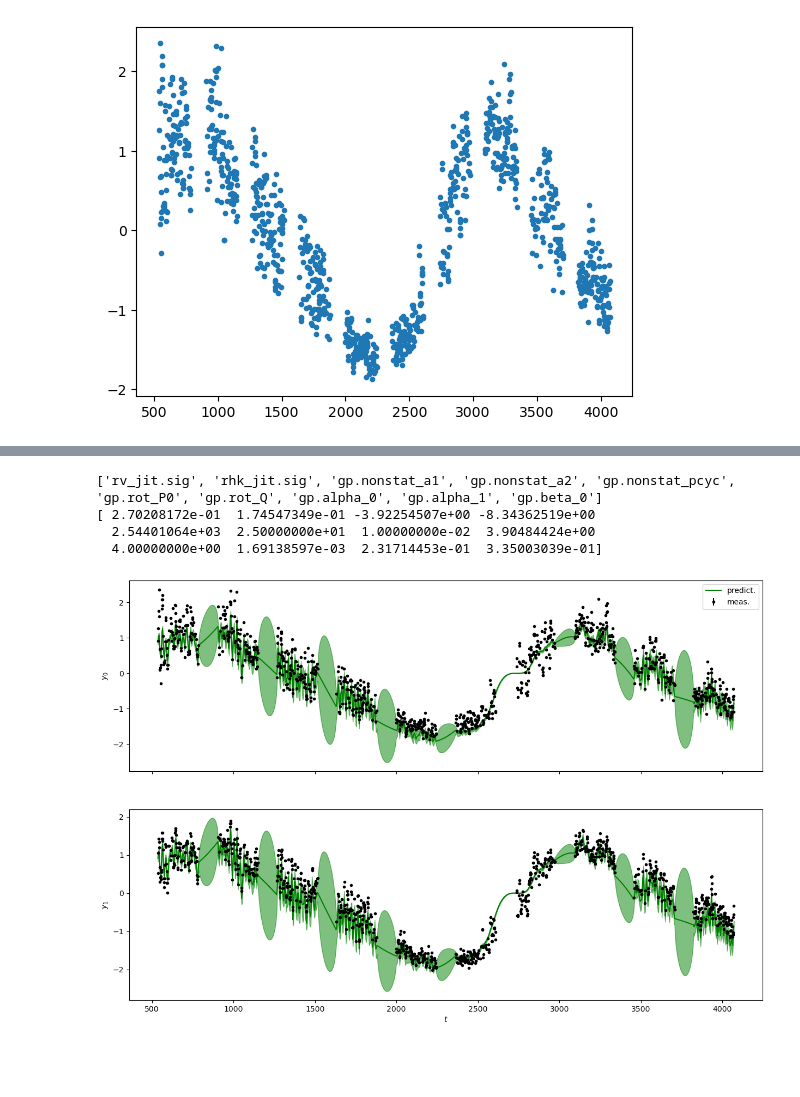
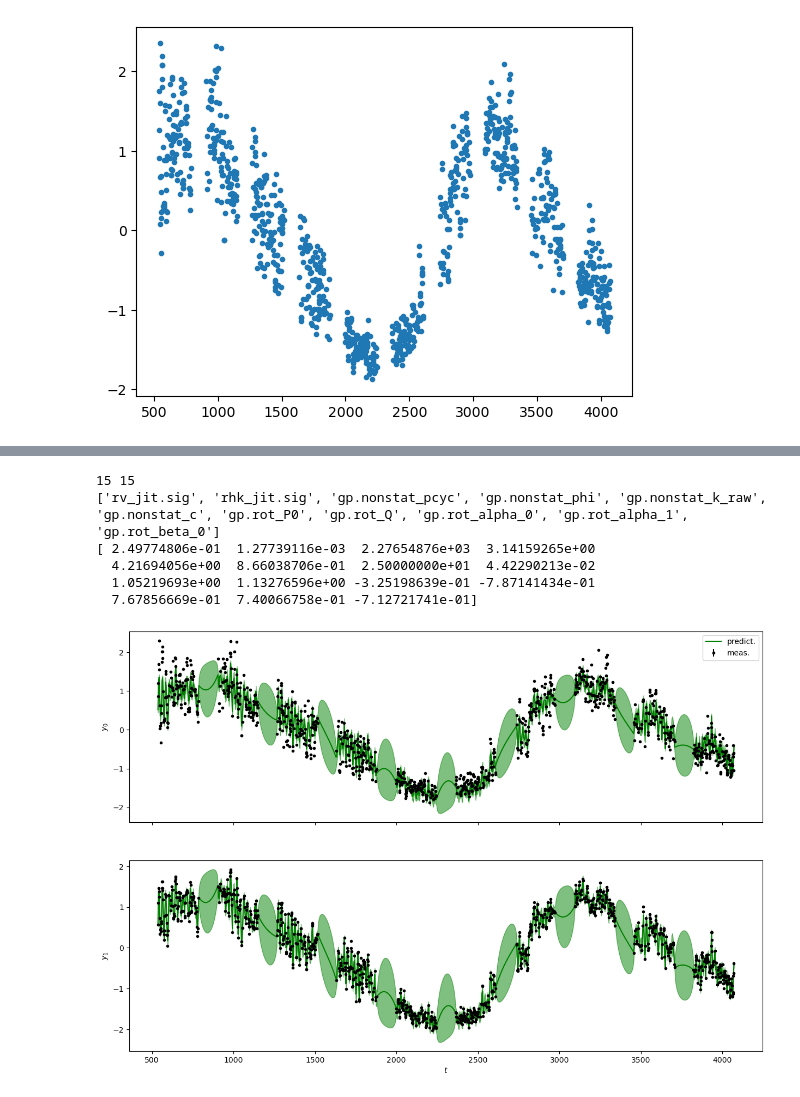
Before and after one commit to vtardugno/nonstat_gp, a Jupyter notebook: nskernel/nonstat_kernel.ipynb, the cells around one changed output, grey strips where cells are left out. Drawn from its saved outputs; the diff is of its cells as text; code cells hidden in the pictures; blank space fills up the shorter version.

```diff
--- a/nskernel/nonstat_kernel.ipynb
+++ b/nskernel/nonstat_kernel.ipynb
@@ -195,3 +178,9 @@ def alpha_grad(t, a1, a2, pcyc):
+# %%
+class MultiSeriesKernel(term.MultiSeriesKernel):
+  def _grad_param(self, grad_dU=None, grad_dV=None):
+    if grad_dU is not None or grad_dV is not None:
+      raise NotImplementedError()
+    return super()._grad_param()
 # %%
 stds = [np.std(y) for y in Y]
 sig = np.var(y_full)
@@ -303,16 +309,19 @@ C.param
 # %%
-fitted = [k for k, key in enumerate(C.param) if key != 'gp.rot_sig' and key != "gp.beta_1"]
+fitted = [k for k, key in enumerate(C.param) if key != 'gp.rot_sig' and key != "gp.rot_beta_1"]
 params = [C.param[k] for k in fitted]
 x0 = C.get_param(params)
 
-x0 = np.append(x0,[0.0,0.0])
+x0 = np.append(x0,[0.0,0.0,0.0,0.0])
+
+print(len(x0), len(bounds_list))
 
 def negloglike(x, y, C):
+
   C.set_param(x[:len(params)], params)
-  fc = alpha(t_full, x[2],x[3],x[4])
+  fc = alpha(t_full, x[2],x[3],x[4],x[5])
   y_model = y.copy()
-  y_model[series_index[0]] -= x[-2]*fc[series_index[0]]
-  y_model[series_index[1]] -= x[-1]*fc[series_index[1]]
+  y_model[series_index[0]] -= (x[-4]*fc[series_index[0]] + x[-2])
+  y_model[series_index[1]] -= (x[-3]*fc[series_index[1]] + x[-1])
   nll = -C.loglike(y_model)
   # gradient
   lg = C.loglike_grad()
@@ -321,10 +330,14 @@ def negloglike(x, y, C):
 
   base_grad = - dL_dparams[fitted]
 
+  # gradients wrt gamma (scale of fc)
   grad_gamma_0 = np.sum(dL_dy[series_index[0]] * fc[series_index[0]])
   grad_gamma_1 = np.sum(dL_dy[series_index[1]] * fc[series_index[1]])
+  # gradients wrt delta (additive offsets)
+  grad_delta_0 = np.sum(dL_dy[series_index[0]])
+  grad_delta_1 = np.sum(dL_dy[series_index[1]])
 
-  nll_grad = np.concatenate([np.asarray(base_grad).ravel(), np.array([grad_gamma_0, grad_gamma_1])])
+  nll_grad = np.concatenate([np.asarray(base_grad).ravel(), np.array([grad_gamma_0, grad_gamma_1, grad_delta_0, grad_delta_1])])
 
 
   # nll_grad = -C.loglike_grad()[1][fitted]
@@ -332,20 +345,22 @@ def negloglike(x, y, C):
   return (nll, nll_grad)
 
 
-
 result = fmin_l_bfgs_b(negloglike, x0, args=(y_full, C), bounds=bounds_list)
 xbest = result[0]
 
-C.set_param(xbest, params)
-C.set_param([0.0], ['gp.beta_1'])
+C.set_param(xbest[:len(params)], params)
+C.set_param([0.0], ['gp.rot_beta_1'])
+
 
 print(params)
 print(xbest)
 # %% [output]
-['rv_jit.sig', 'rhk_jit.sig', 'gp.nonstat_a1', 'gp.nonstat_a2', 'gp.nonstat_pcyc', 'gp.rot_P0', 'gp.rot_Q', 'gp.alpha_0', 'gp.alpha_1', 'gp.beta_0']
-[ 2.70208172e-01  1.74547349e-01 -3.92254507e+00 -8.34362519e+00
-  2.54401064e+03  2.50000000e+01  1.00000000e-02  3.90484424e+00
-  4.00000000e+00  1.69138597e-03  2.31714453e-01  3.35003039e-01]
+15 15
+['rv_jit.sig', 'rhk_jit.sig', 'gp.nonstat_pcyc', 'gp.nonstat_phi', 'gp.nonstat_k_raw', 'gp.nonstat_c', 'gp.rot_P0', 'gp.rot_Q', 'gp.rot_alpha_0', 'gp.rot_alpha_1', 'gp.rot_beta_0']
+[ 2.49774806e-01  1.27739116e-03  2.27654876e+03  3.14159265e+00
+  4.21694056e+00  8.66038706e-01  2.50000000e+01  4.42290213e-02
+  1.05219693e+00  1.13276596e+00 -3.25198639e-01 -7.87141434e-01
+  7.67856669e-01  7.40066758e-01 -7.12721741e-01]
 # %%
 # C.set_param([0.0], ['gp.beta_0'])
 # C.set_param(xbest)
@@ -357,35 +372,38 @@ _, axs = plt.subplots(2, 1, sharex=True, figsize=(15, 10))
 
 
 for k in range(2):
   # Predict time series k
   C.kernel['gp'].set_conditional_coef(series_id=k)
   # C.kernel['rot'].set_conditional_coef(series_id=k)
-  fc = alpha(t_full, xbest[2],xbest[3],xbest[4])
+  fc = alpha(t_full, xbest[2],xbest[3],xbest[4],xbest[5])
 
   y_model = y_full.copy()
-  y_model[series_index[0]] -= xbest[-2]*fc[series_index[0]]
-  y_model[series_index[1]] -= xbest[-1]*fc[series_index[1]]
+  y_model[series_index[0]] -= (xbest[-4]*fc[series_index[0]] + xbest[-2])
+  y_model[series_index[1]] -= (xbest[-3]*fc[series_index[1]] + xbest[-1])
 
   mu, var = C.conditional(y_model, tsmooth, calc_cov='diag')
   mu_res, _ = C.conditional(y_model, T[k], calc_cov='diag')
   if k == 0:
     res_rv = Y[k] - mu_res
   else:
     res_rhk = Y[k] - mu_res
   # Plot
 
   ax = axs[k]
-  ax.errorbar(T[k], Y[k], Yerr[k], fmt='.', color='k', label='meas.')
+  if k ==0 :
+    ax.errorbar(T[k], Y[k]-(xbest[-4]*fc[series_index[0]]+xbest[-2]), Yerr[k], fmt='.', color='k', label='meas.')
+  if k == 1:
+    ax.errorbar(T[k], Y[k]-(xbest[-3]*fc[series_index[1]]+xbest[-1]), Yerr[k], fmt='.', color='k', label='meas.')
   ax.fill_between(tsmooth,
     mu - np.sqrt(var),
     mu + np.sqrt(var),
     color='g',
     alpha=0.5)
   ax.plot(tsmooth, mu, 'g', label='predict.')
   ax.set_ylabel(f'$y_{k}$')
 ax.set_xlabel('$t$')
 axs[0].legend()
 
 plt.show()
 # %% [output]
-[figure, old version]
+[figure, new version]
```
Also changed, not shown: parts of 12 cells of this notebook, 1 other file.
